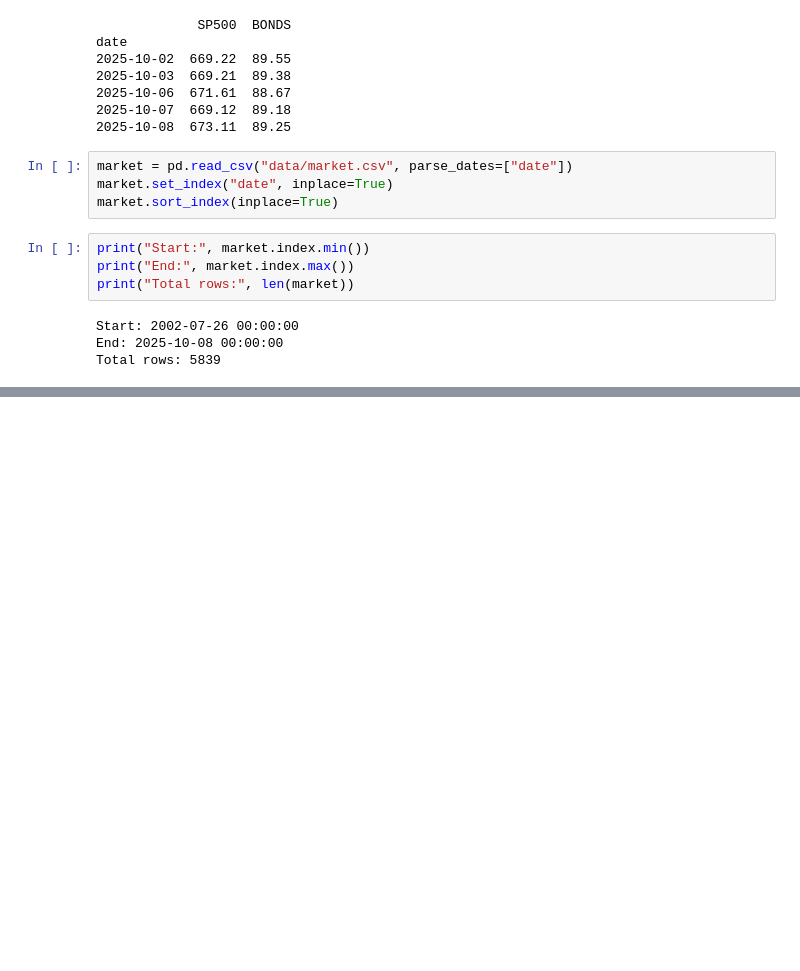
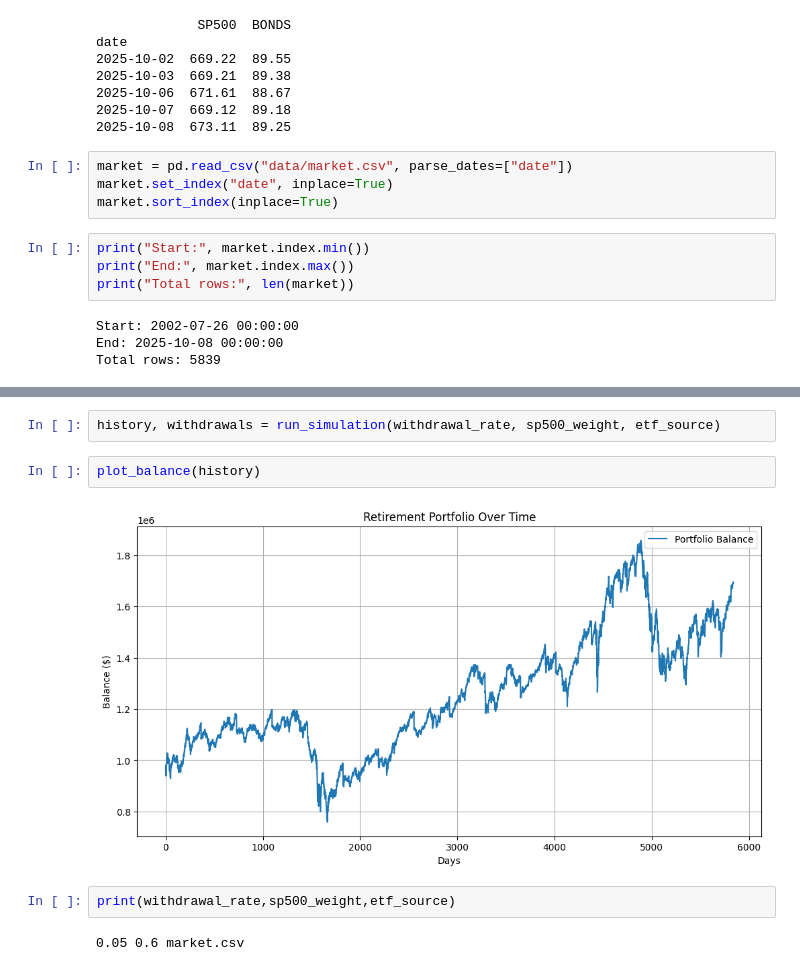
Before and after one commit to johnlfriedrich-blip/RetirementEngine, a Jupyter notebook: Regime_Training_and_Classification.ipynb, the cells around one changed output, grey strips where cells are left out. Cells and saved outputs as stored; diff of their text form; blank space fills up the shorter version.

```diff
--- a/Regime_Training_and_Classification.ipynb
+++ b/Regime_Training_and_Classification.ipynb
@@ -112,0 +159,10 @@ Total rows: 5839
+# %%
+history, withdrawals = run_simulation(withdrawal_rate, sp500_weight, etf_source)
+# %%
+plot_balance(history)
+# %% [output]
+[figure, added]
+# %%
+print(withdrawal_rate,sp500_weight,etf_source)
+# %% [output]
+0.05 0.6 market.csv
```
Also changed, not shown: parts of 11 cells of this notebook, 4 other files.
